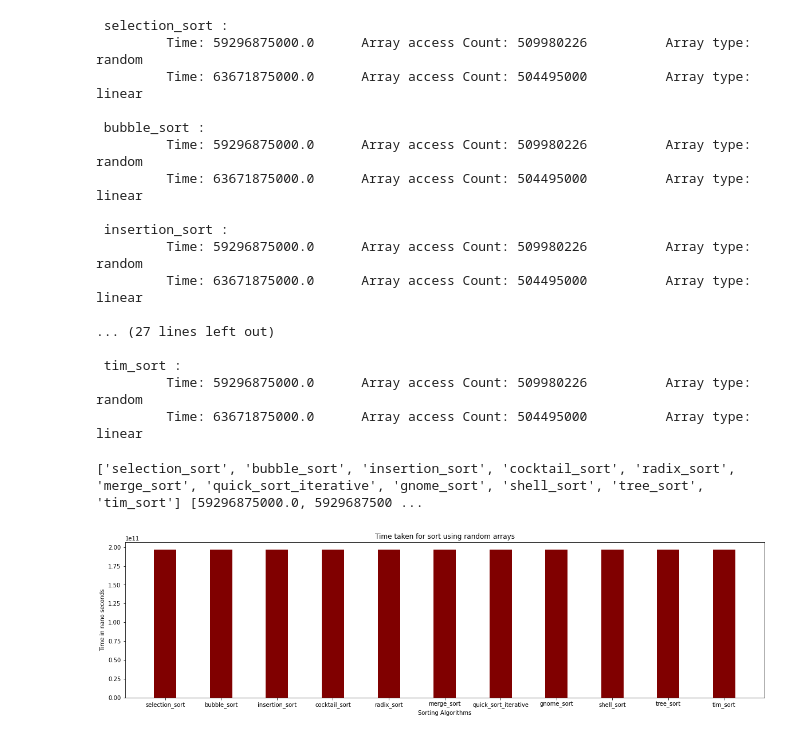
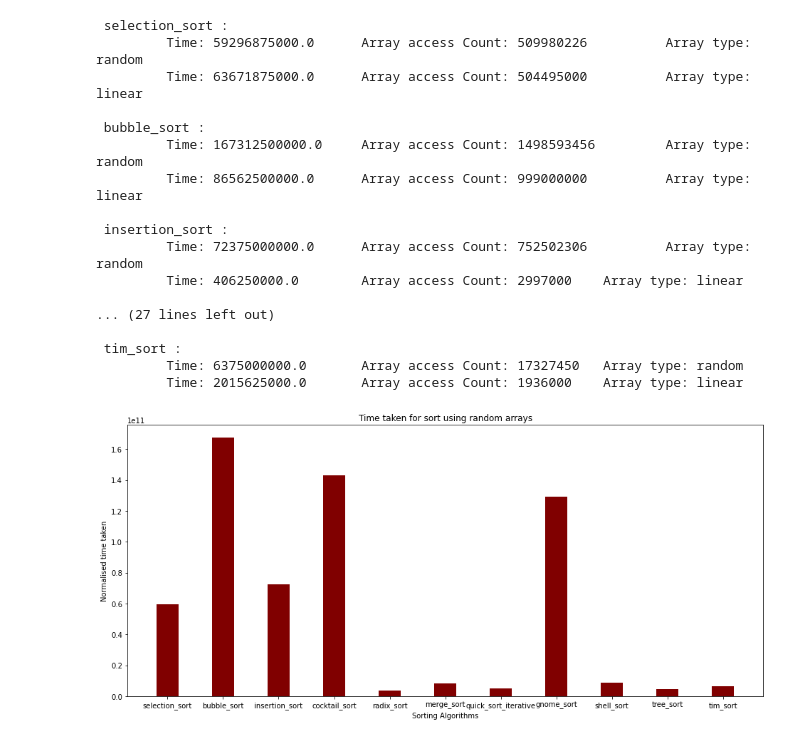
Before and after one commit to abhinav-thimma/sorting-algo-analysis, a Jupyter notebook: sorting_comparision_visualizer.ipynb, the cells around one changed output. Saved outputs shown, nothing was run; the diff lists cells and outputs as text; code cells hidden in the pictures.

```diff
--- a/sorting_comparision_visualizer.ipynb
+++ b/sorting_comparision_visualizer.ipynb
@@ -15,9 +13,10 @@ formatted_data = []
 # %%
 # fetching and storing the required data from db
+formatted_data = []
 for sort_name in sort_names:
     print(f'\n {sort_name} : ')
 
-    data_sort = svc.fetch_sorttime_using_name('selection_sort')
+    data_sort = svc.fetch_sorttime_using_name(sort_name)
     sorts = data_sort.sorts
 
     for sort_data in sorts:
@@ -36,37 +35,35 @@ for sort_name in sort_names:
          Time: 63671875000.0      Array access Count: 504495000          Array type: linear
 
  bubble_sort :
-         Time: 59296875000.0      Array access Count: 509980226          Array type: random
-         Time: 63671875000.0      Array access Count: 504495000          Array type: linear
+         Time: 167312500000.0     Array access Count: 1498593456         Array type: random
+         Time: 86562500000.0      Array access Count: 999000000          Array type: linear
 
  insertion_sort :
-         Time: 59296875000.0      Array access Count: 509980226          Array type: random
-         Time: 63671875000.0      Array access Count: 504495000          Array type: linear
+         Time: 72375000000.0      Array access Count: 752502306          Array type: random
+         Time: 406250000.0        Array access Count: 2997000    Array type: linear
 
 ... (27 lines left out)
 
  tim_sort :
-         Time: 59296875000.0      Array access Count: 509980226          Array type: random
-         Time: 63671875000.0      Array access Count: 504495000          Array type: linear
+         Time: 6375000000.0       Array access Count: 17327450   Array type: random
+         Time: 2015625000.0       Array access Count: 1936000    Array type: linear
+# %%
+def plot_data(X, Y, size, xlabel, ylabel, title):
+    fig = plt.figure(figsize = size)
+
+    # creating the bar plot
+    plt.bar(X, Y, color ='maroon', width = 0.4)
+
+    plt.xlabel(xlabel)
+    plt.ylabel(ylabel)
+    plt.title(title)
+    plt.show()
 # %%
 # filter the random array type times to sort
 random_array_times = [(sort_data['name'], sort_data['time']) for sort_data in formatted_data if sort_data['type'] == 'random']
-
 X_sort_names = [entry[0] for entry in random_array_times]
 Y_times = [entry[1] for entry in random_array_times]
 
-print(X_sort_names, Y_times)
+plot_data(X_sort_names, Y_times,(16, 7), "Sorting Algorithms", "Normalised time taken", "Time taken for sort using random arrays")
 # %% [output]
-['selection_sort', 'bubble_sort', 'insertion_sort', 'cocktail_sort', 'radix_sort', 'merge_sort', 'quick_sort_iterative', 'gnome_sort', 'shell_sort', 'tree_sort', 'tim_sort'] [59296875000.0, 5929687500 ...
+[figure, added]
-# %%
-fig = plt.figure(figsize = (20, 5))
-
-# creating the bar plot
-plt.bar(X_sort_names, np.linalg.norm(Y_times), color ='maroon', width = 0.4)
-
-plt.xlabel("Sorting Algorithms")
-plt.ylabel("Normalised time taken")
-plt.title("Time taken for sort using random arrays")
-plt.show()
-# %% [output]
-[figure, removed]
```
Also changed, not shown: parts of 4 cells of this notebook.
